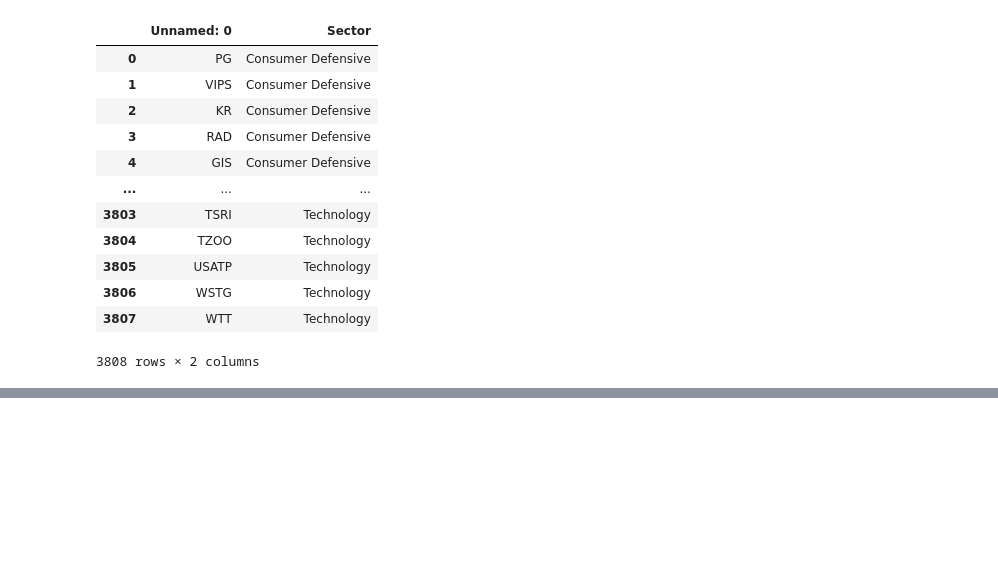
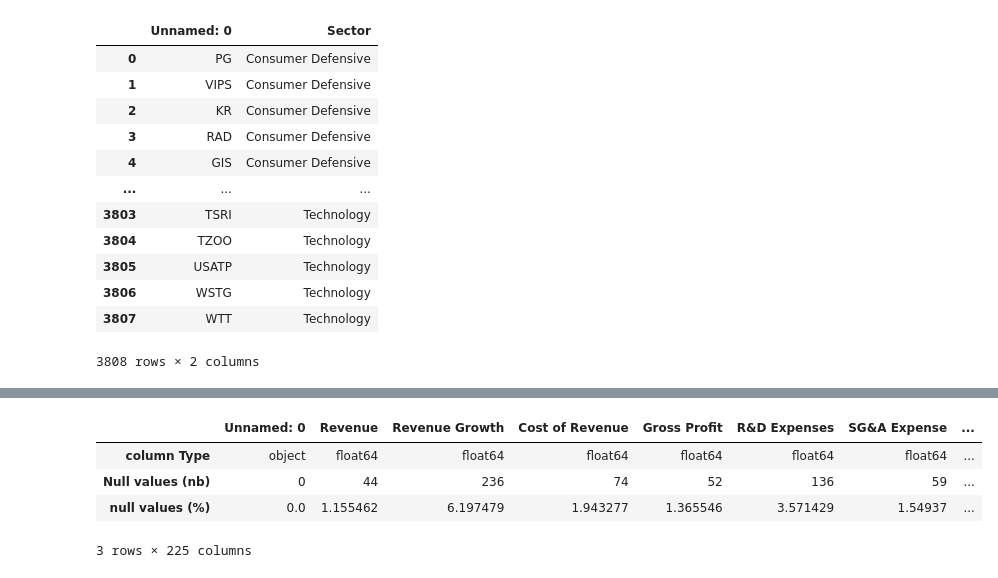
Before and after one commit to amaboh/Machine_learning_in_finance, a Jupyter notebook: DBSCAN_fundamental_analyses/Main.ipynb, the cells around one changed output, grey strips where cells are left out. Drawn from its saved outputs; the diff is of its cells as text; code cells hidden in the pictures; blank space fills up the shorter version.

```diff
--- a/DBSCAN_fundamental_analyses/Main.ipynb
+++ b/DBSCAN_fundamental_analyses/Main.ipynb
@@ -94,0 +110,13 @@ df_objects
+# %%
+#Null values, datatypes and percentage
+data_info = pd.DataFrame(df_2014.dtypes).T.rename(index={0:'column Type'})
+df_null_values = pd.DataFrame(df_2014.isnull().sum()).T.rename(index={0:'Null values (nb)'})
+df_percent_null_value = pd.DataFrame(df_2014.isnull().sum()/df_2014.shape[0]*100).T.rename(index={0:'null values (%)'})
+data_info = pd.concat([data_info,df_null_values,df_percent_null_value], axis=0)
+data_info
+# %% [output]
+|  | Unnamed: 0 | Revenue | Revenue Growth | Cost of Revenue | Gross Profit | R&D Expenses | SG&A Expense | ... |
+| column Type | object | float64 | float64 | float64 | float64 | float64 | float64 | ... |
+| Null values (nb) | 0 | 44 | 236 | 74 | 52 | 136 | 59 | ... |
+| null values (%) | 0.0 | 1.155462 | 6.197479 | 1.943277 | 1.365546 | 3.571429 | 1.54937 | ... |
+3 rows × 225 columns
```
Also changed, not shown: parts of 8 cells of this notebook.
